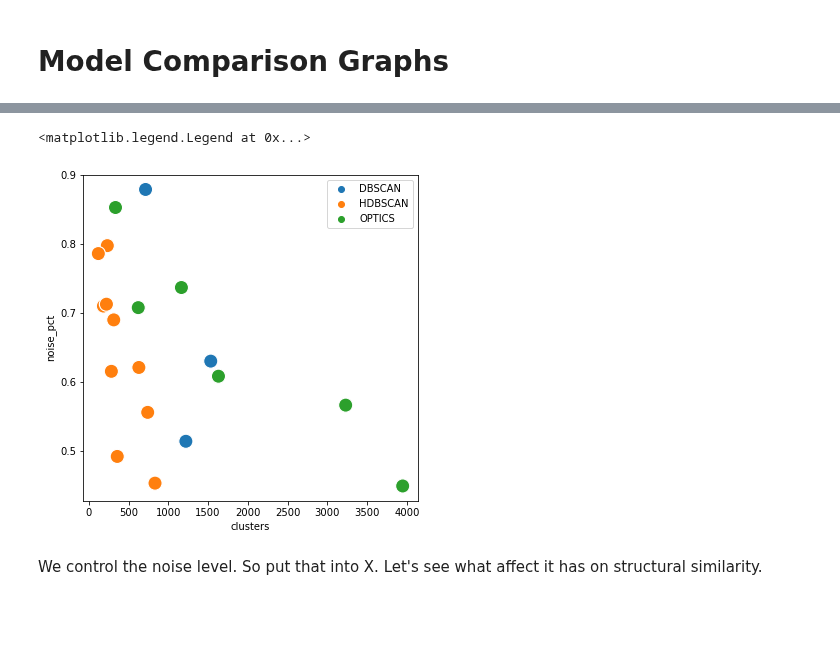
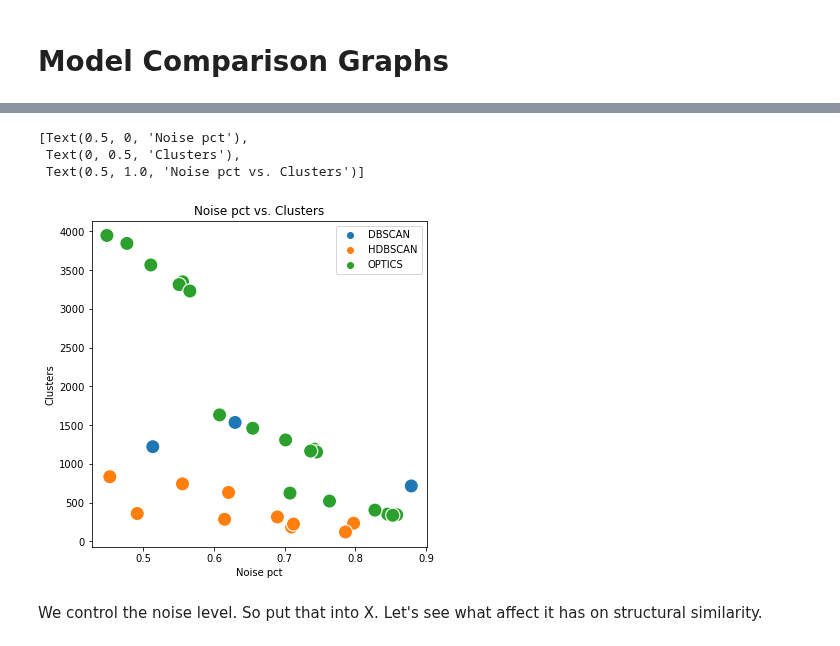
Before and after one commit to dptrsa-300/pss, a Jupyter notebook: Results - Visualizing model comparisons.ipynb, the cells around one changed output, grey strips where cells are left out. Saved outputs shown, nothing was run; the diff lists cells and outputs as text; code cells hidden in the pictures; blank space fills up the shorter version.

```diff
--- a/Results - Visualizing model comparisons.ipynb
+++ b/Results - Visualizing model comparisons.ipynb
@@ -93,17 +100,25 @@ strong multicollinearity or other numerical problems.
 # %%
 data=modeloutput
-x="clusters"
-y="noise_pct"
+x="noise_pct"
+y="clusters"
 hue='model'
 
 f, ax = plt.subplots(figsize=(6, 6))
 sns.scatterplot(data=data, x=x, y=y,
                 hue=hue,
                 s=200
                 )
-ax.legend(loc='upper right')
+ax.legend(loc='best')
+
+x_proper = x.capitalize().replace('_', ' ')
+y_proper = y.capitalize().replace('_', ' ')
+ax.set(xlabel=x_proper,
+       ylabel=y_proper,
+      title =x_proper + " vs. " + y_proper)
 # %% [output]
-<matplotlib.legend.Legend at 0x...>
+[Text(0.5, 0, 'Noise pct'),
+ Text(0, 0.5, 'Clusters'),
+ Text(0.5, 1.0, 'Noise pct vs. Clusters')]
-[figure, old version]
+[figure, new version]
 # %% [markdown]
 We control the noise level. So put that into X. Let's see what affect it has on structural similarity.
```
Also changed, not shown: parts of 20 cells of this notebook, 2 other files.
